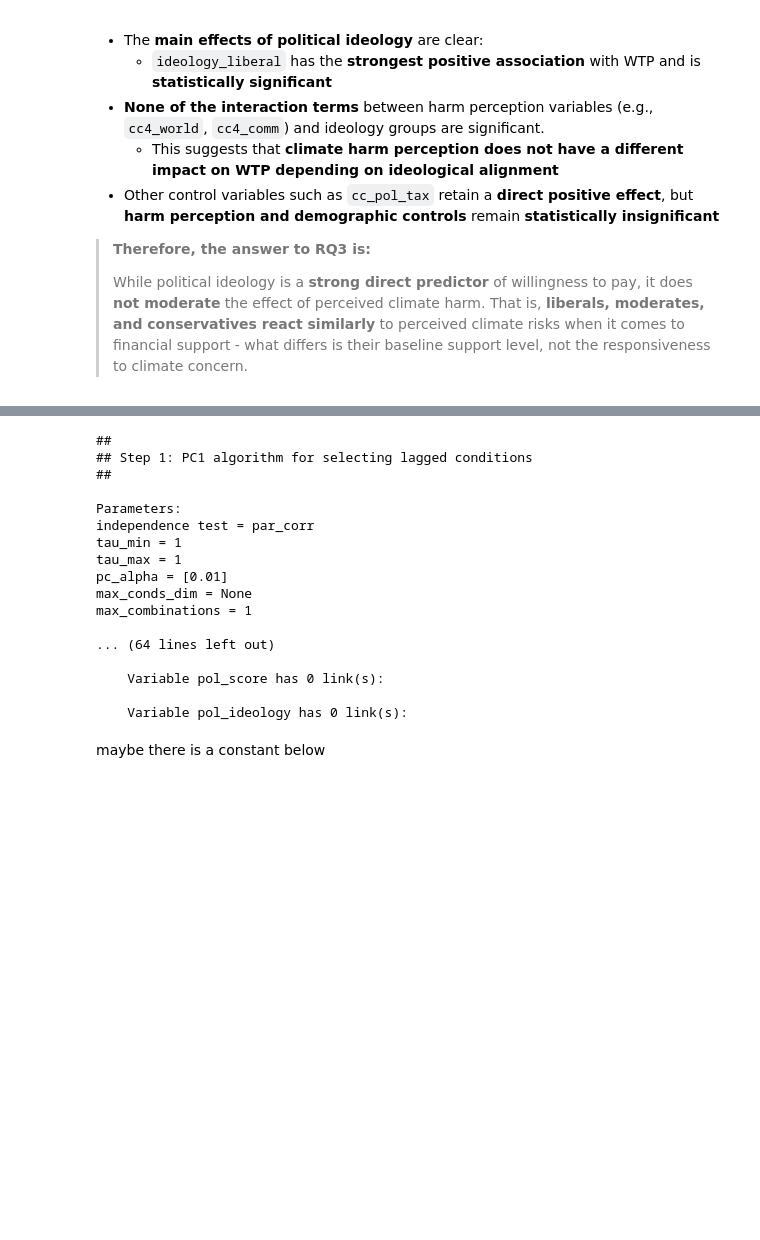
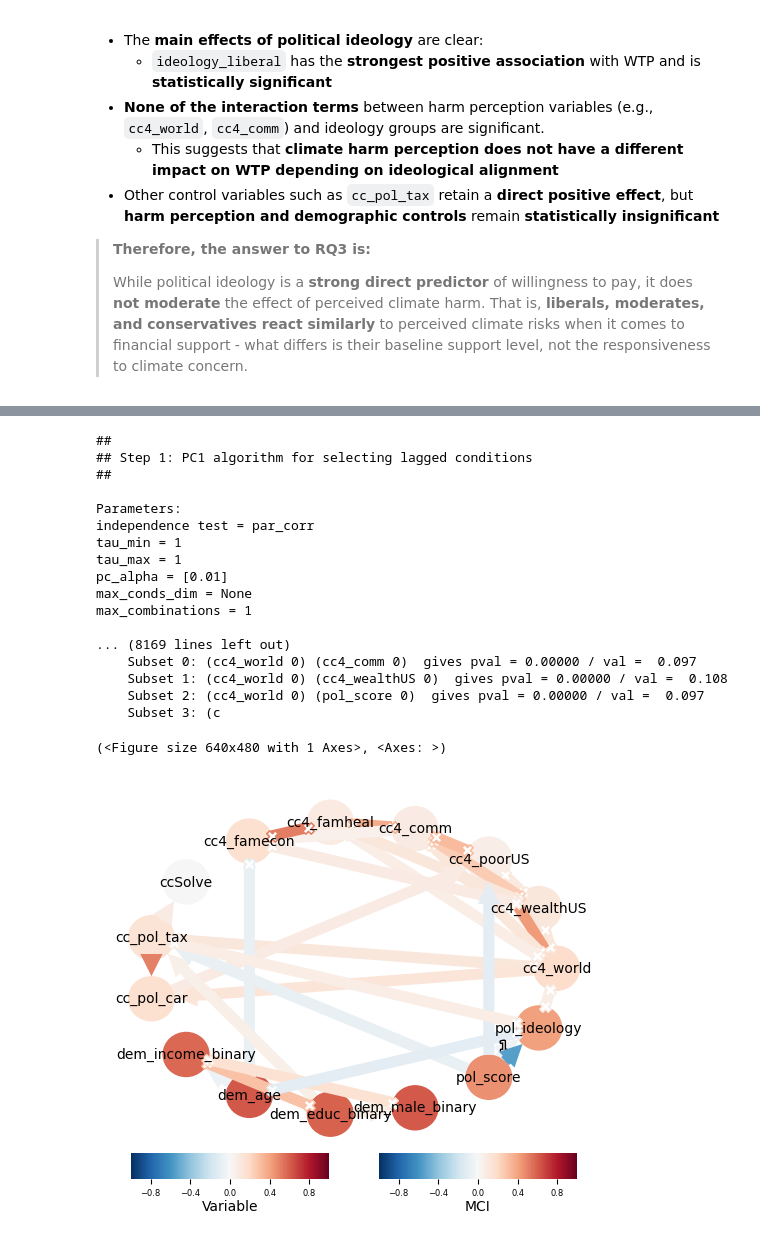
Before and after one commit to paraskevasleivadaros/climate-opinions-and-elections, a Jupyter notebook: notebooks/methods.ipynb, the cells around one changed output, grey strips where cells are left out. Drawn from its saved outputs; the diff is of its cells as text; code cells hidden in the pictures; blank space fills up the shorter version.

```diff
--- a/notebooks/methods.ipynb
+++ b/notebooks/methods.ipynb
@@ -878,0 +901,25 @@ In analysis mode 'single', 'data'.shape = (3, 11); is it of shape (observations,
+# %%
+import numpy as np
+from tigramite.data_processing import DataFrame
+from tigramite.pcmci import PCMCI
+from tigramite.independence_tests.parcorr import ParCorr
+
+# Assuming panel_array has shape (T, N, C)
+T, N, C = panel_array.shape
+
+# Reshape panel_array to (T*C, N)
+reshaped_data = panel_array.transpose(2, 0, 1).reshape(T * C, N)
+
+# Create Tigramite DataFrame
+dataframe = DataFrame(data=reshaped_data, var_names=variables)
+
+# Set up PCMCI with partial correlation test
+pcmci = PCMCI(dataframe=dataframe, cond_ind_test=ParCorr(significance='analytic'))
+
+# Run PCMCI with tau_max = 1 (1 lag)
+results = pcmci.run_pcmci(tau_max=1, pc_alpha=0.05)
+
+# Print significant links at alpha = 0.05
+pcmci.print_significant_links(p_matrix=results['p_matrix'],
+                              val_matrix=results['val_matrix'],
+                              alpha_level=0.05)
@@ -880,7 +945,7 @@ In analysis mode 'single', 'data'.shape = (3, 11); is it of shape (observations,
 # Configuration
 tau_max = 1  # maximum time lag to test
 pc_alpha = 0.01  # significance level for PC-stable algorithm
-pcmci.verbosity = 1 # verbosity: 0 (silent), 1 (basic), 2 (detailed)
+pcmci.verbosity = 2 # verbosity: 0 (silent), 1 (basic), 2 (detailed)
 
 # Run PCMCI+
 results = pcmci.run_pcmciplus(tau_min=0, tau_max=tau_max, pc_alpha=pc_alpha)
@@ -897,10 +962,8 @@ pc_alpha = [0.01]
 max_conds_dim = None
 max_combinations = 1
 
-... (64 lines left out)
-
-    Variable pol_score has 0 link(s):
-
-    Variable pol_ideology has 0 link(s):
+... (8169 lines left out)
+    Subset 0: (cc4_world 0) (cc4_comm 0)  gives pval = 0.00000 / val =  0.097
+    Subset 1: (cc4_world 0) (cc4_wealthUS 0)  gives pval = 0.00000 / val =  0.108
+    Subset 2: (cc4_world 0) (pol_score 0)  gives pval = 0.00000 / val =  0.097
+    Subset 3: (c
-# %% [markdown]
-maybe there is a constant below
@@ -940,0 +970,14 @@ pcmci.print_significant_links(p_matrix=results['p_matrix'],
+# %%
+from tigramite import plotting as tp
+
+# Assuming 'results' is the output from run_pcmci
+tp.plot_graph(
+    graph=results['graph'],
+    val_matrix=results['val_matrix'],
+    var_names=variables,
+    link_colorbar_label='MCI',
+    node_colorbar_label='Variable'
+)
+# %% [output]
+(<Figure size 640x480 with 1 Axes>, <Axes: >)
+[figure, added]
```
Also changed, not shown: parts of 4 cells of this notebook.
